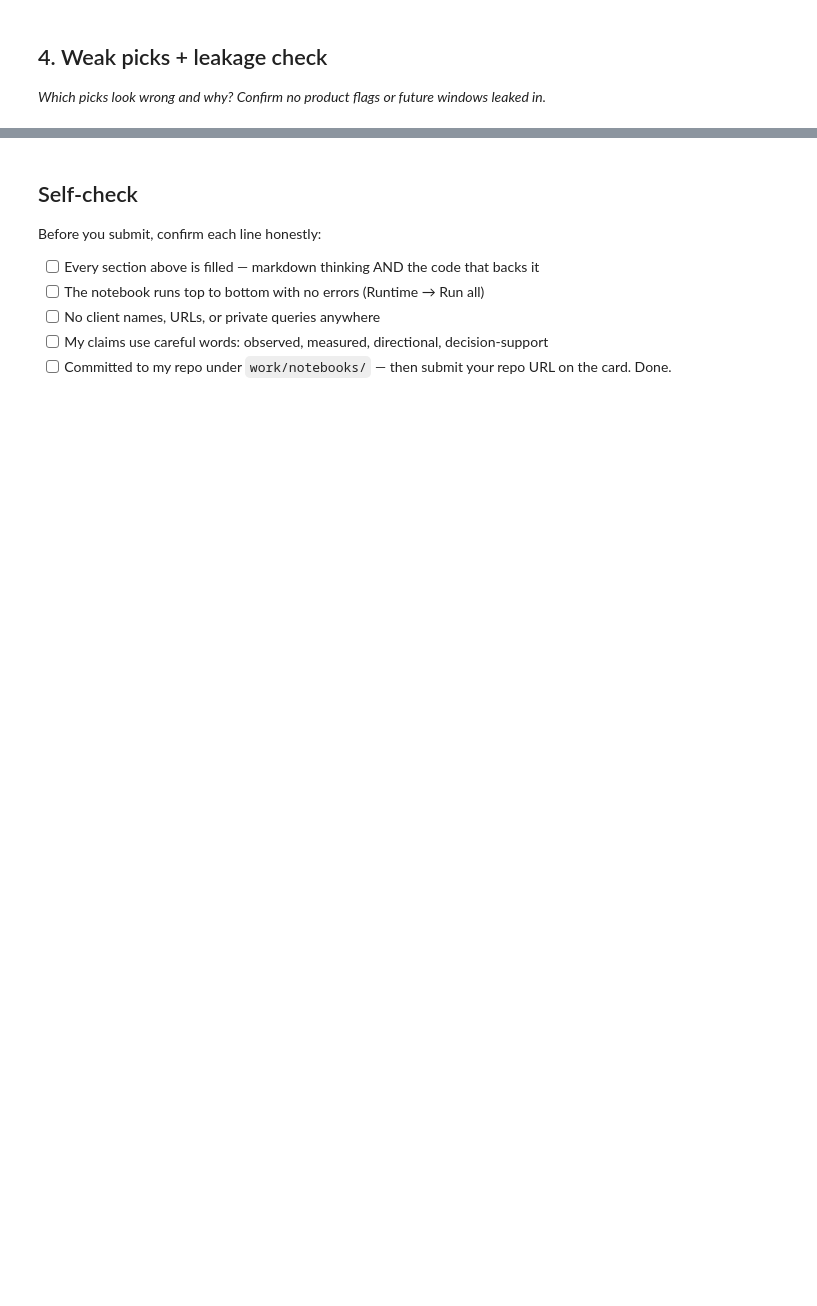
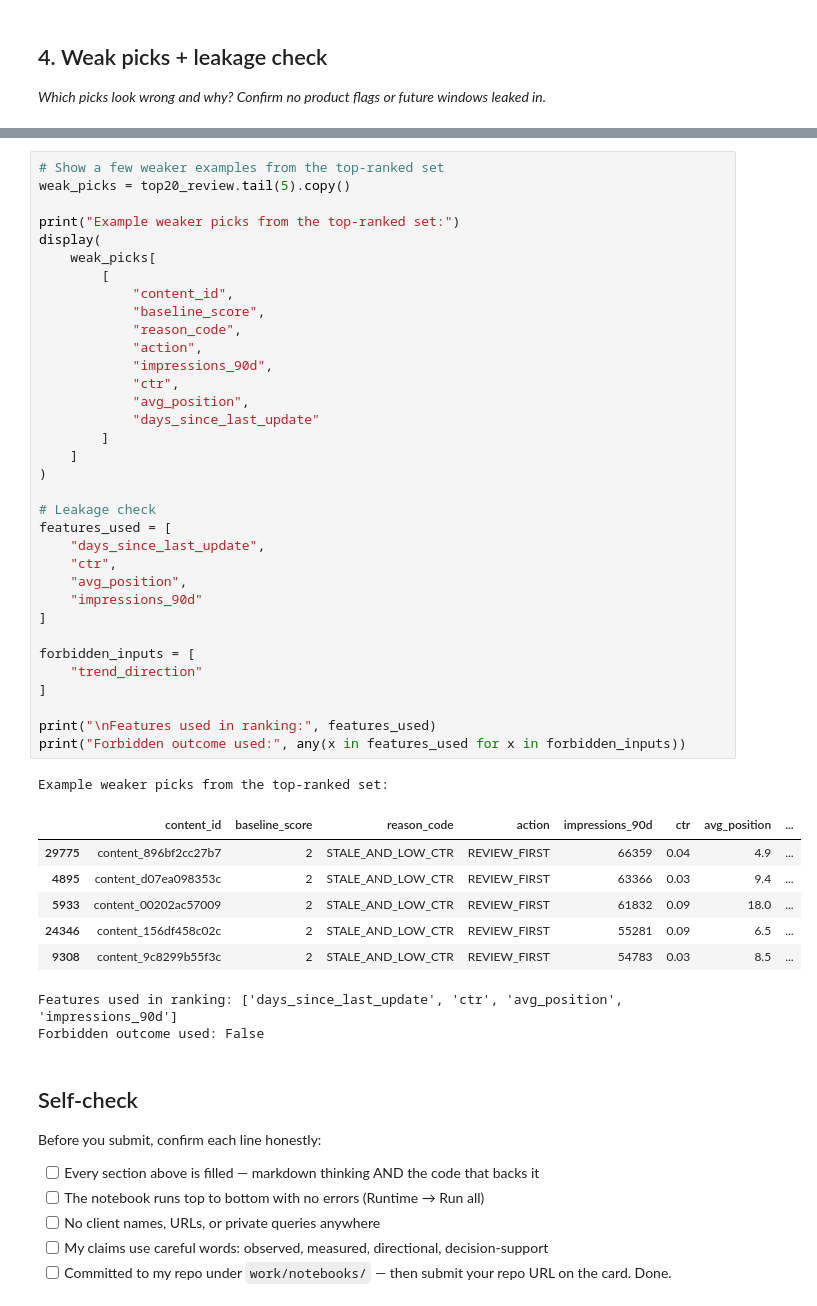
Before and after one commit to Kaunaingul-ai/flyrank-ml-internship, a Jupyter notebook: work/notebooks/w04_baseline_score.ipynb, the cells around one changed output, grey strips where cells are left out. Saved outputs shown, nothing was run; the diff lists cells and outputs as text; blank space fills up the shorter version.

```diff
--- a/work/notebooks/w04_baseline_score.ipynb
+++ b/work/notebooks/w04_baseline_score.ipynb
@@ -37,3 +281,47 @@ This skeleton is yours to fill. Work the sections **in order** — each one has
+# %%
+# Show a few weaker examples from the top-ranked set
+weak_picks = top20_review.tail(5).copy()
+
+print("Example weaker picks from the top-ranked set:")
+display(
+    weak_picks[
+        [
+            "content_id",
+            "baseline_score",
+            "reason_code",
+            "action",
+            "impressions_90d",
+            "ctr",
+            "avg_position",
+            "days_since_last_update"
+        ]
+    ]
+)
+
+# Leakage check
+features_used = [
+    "days_since_last_update",
+    "ctr",
+    "avg_position",
+    "impressions_90d"
+]
+
+forbidden_inputs = [
+    "trend_direction"
+]
+
+print("\nFeatures used in ranking:", features_used)
+print("Forbidden outcome used:", any(x in features_used for x in forbidden_inputs))
+# %% [output]
+Example weaker picks from the top-ranked set:
+|  | content_id | baseline_score | reason_code | action | impressions_90d | ctr | avg_position | ... |
+| 29775 | content_896bf2cc27b7 | 2 | STALE_AND_LOW_CTR | REVIEW_FIRST | 66359 | 0.04 | 4.9 | ... |
+| 4895 | content_d07ea098353c | 2 | STALE_AND_LOW_CTR | REVIEW_FIRST | 63366 | 0.03 | 9.4 | ... |
+| 5933 | content_00202ac57009 | 2 | STALE_AND_LOW_CTR | REVIEW_FIRST | 61832 | 0.09 | 18.0 | ... |
+| 24346 | content_156df458c02c | 2 | STALE_AND_LOW_CTR | REVIEW_FIRST | 55281 | 0.09 | 6.5 | ... |
+| 9308 | content_9c8299b55f3c | 2 | STALE_AND_LOW_CTR | REVIEW_FIRST | 54783 | 0.03 | 8.5 | ... |
+Features used in ranking: ['days_since_last_update', 'ctr', 'avg_position', 'impressions_90d']
+Forbidden outcome used: False
 # %% [markdown]
 ## Self-check
 
```
Also changed, not shown: parts of 17 cells of this notebook.
